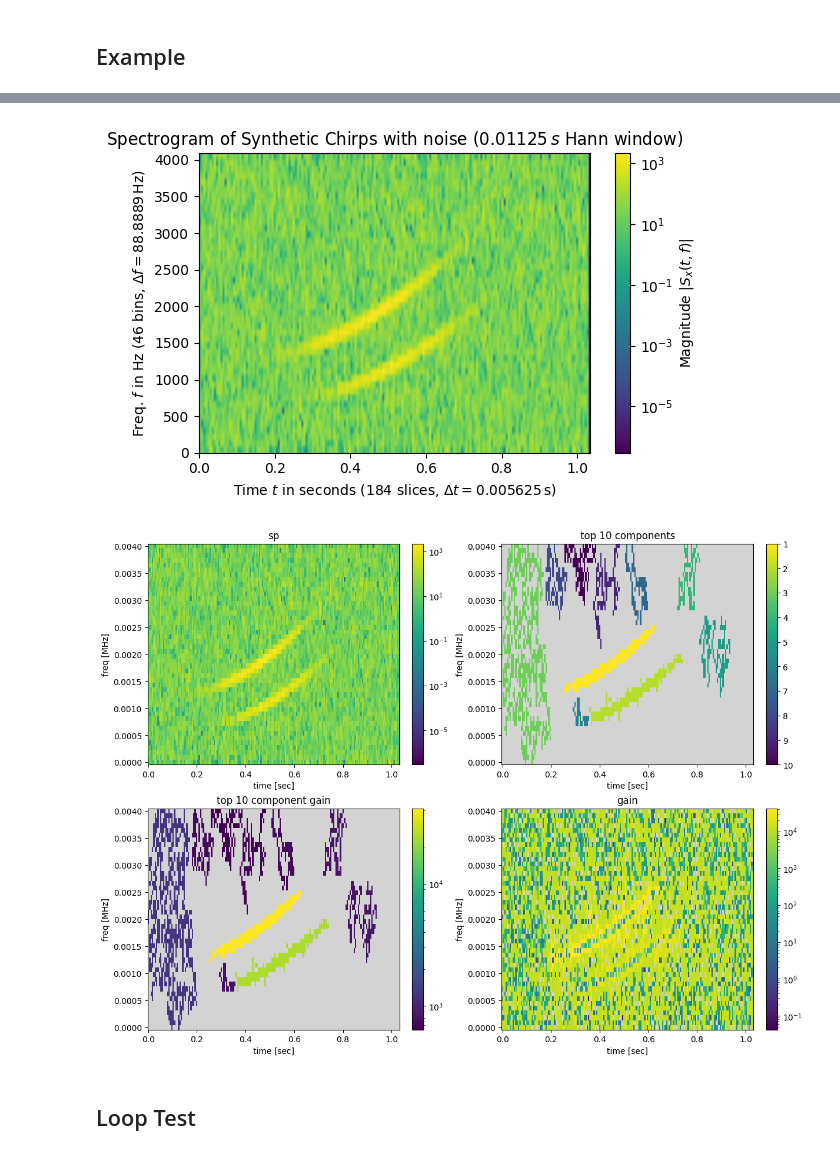
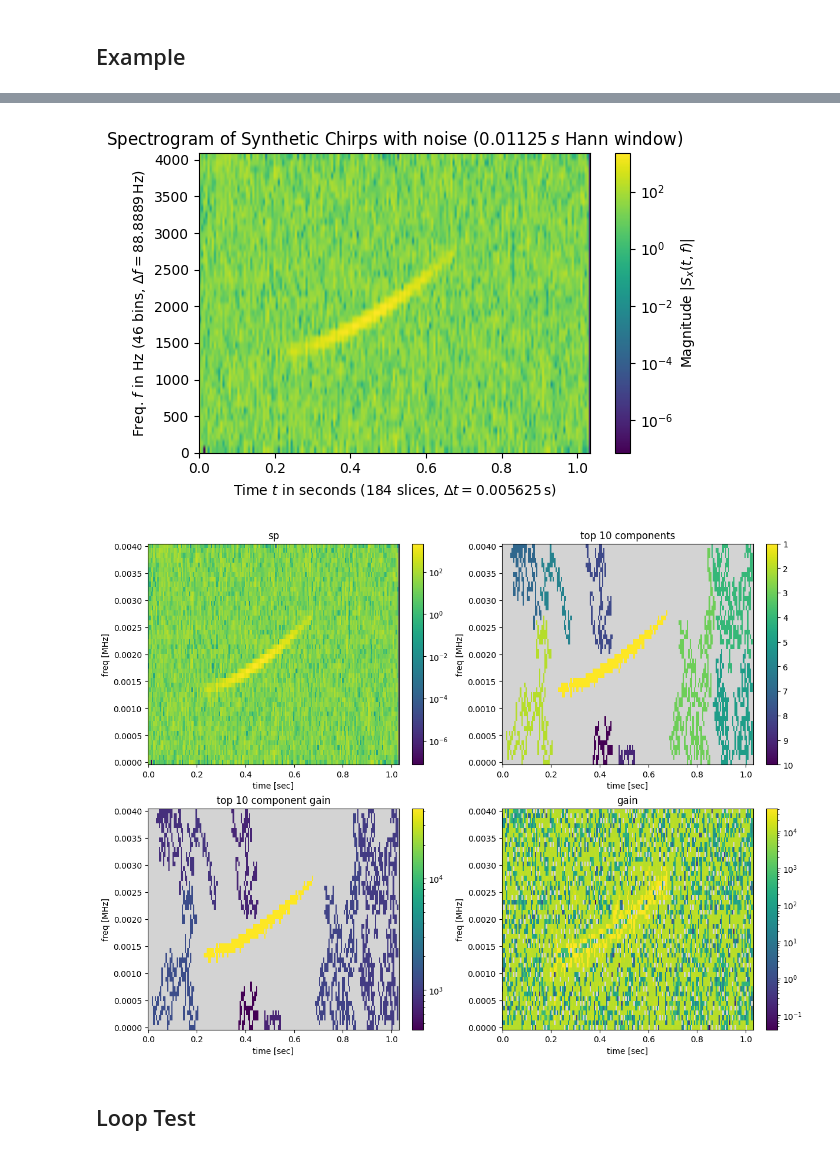
Before and after one commit to nacrocker/automated-segmentation, a Jupyter notebook: maxtree_tests_with_synthetic_data_and_noise.ipynb, the cells around one changed output, grey strips where cells are left out. Saved outputs shown, nothing was run; the diff lists cells and outputs as text; code cells hidden in the pictures.

Commit message:
experiments the reconstruction of using optimal components and different gain functions

```diff
--- a/maxtree_tests_with_synthetic_data_and_noise.ipynb
+++ b/maxtree_tests_with_synthetic_data_and_noise.ipynb
@@ -1147,9 +1147,9 @@ t0=t[int(nt/16)]
 t1=t[int(nt/16)+int(nt*3/4)-1]
 chirps.append(Chirp(amp=2.0, t0=t0, t1=t1, f0=0.3*fN, f1=0.9*fN))
 
-t0=t[int(nt/8)]
-t1=t[int(nt/8)+int(nt*3/4)-1]
-chirps.append(Chirp(amp=1.5, t0=t0, t1=t1, f0=0.15*fN, f1=0.7*fN))
+#t0=t[int(nt/8)]
+#t1=t[int(nt/8)+int(nt*3/4)-1]
+#chirps.append(Chirp(amp=1.5, t0=t0, t1=t1, f0=0.15*fN, f1=0.7*fN))
 
 sig0 = add_funcsigs(chirps,t)
 #noise_generator_seed = 12345
@@ -1245,10 +1245,13 @@ signaltonoise=self.volume/(self.area*self.image)
 #signaltonoise=self.volume/(self.area*self.peak)
 avspecdens=self.volume/self.area*self.extents[...,1]
 #avspecdens=self.volume/self.area
+specdens_signaltonoise=self.volume*self.extents[...,1]/(self.area*self.image)
+volume_growth=self.volume*self.extents[...,1]
 
 
 #gain=signaltonoise.copy()
 gain=avspecdens.copy()
+#gain=specdens_signaltonoise.copy()
 gain_rav=gain.ravel()
 
 
@@ -1381,5 +1384,5 @@ def _():
-[figure, old version]
+[figure, new version]
-[figure, old version]
+[figure, new version]
 # %% [markdown]
 ## Loop Test
 # %%
```
Also changed, not shown: parts of 2 cells of this notebook.
